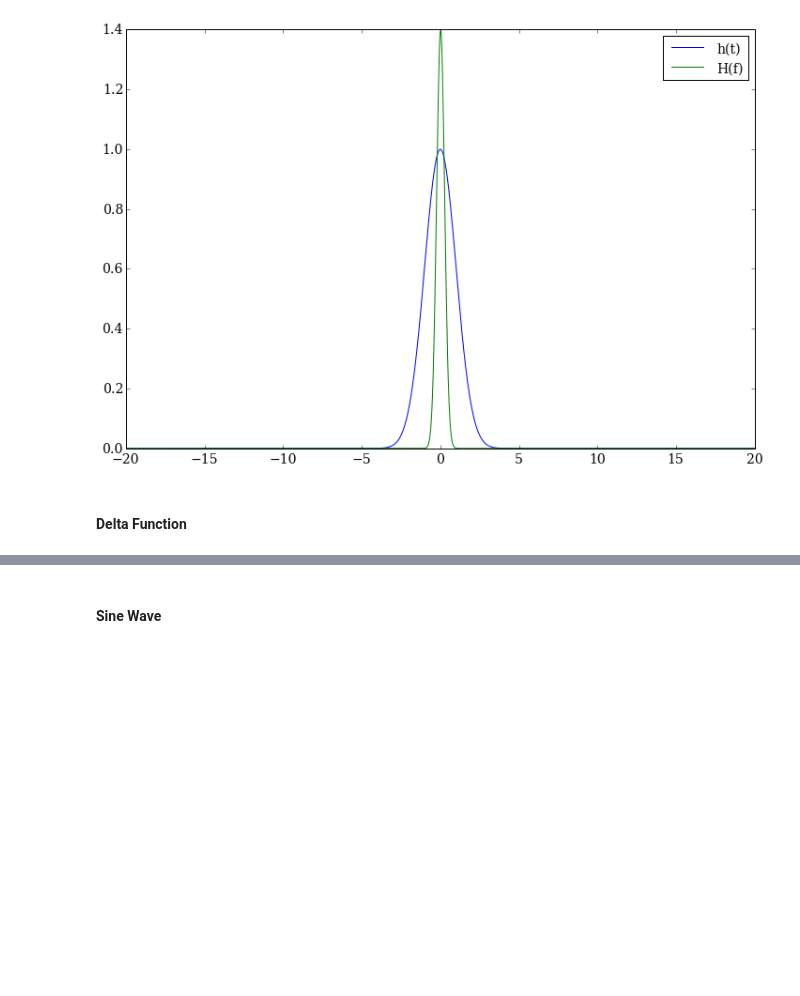
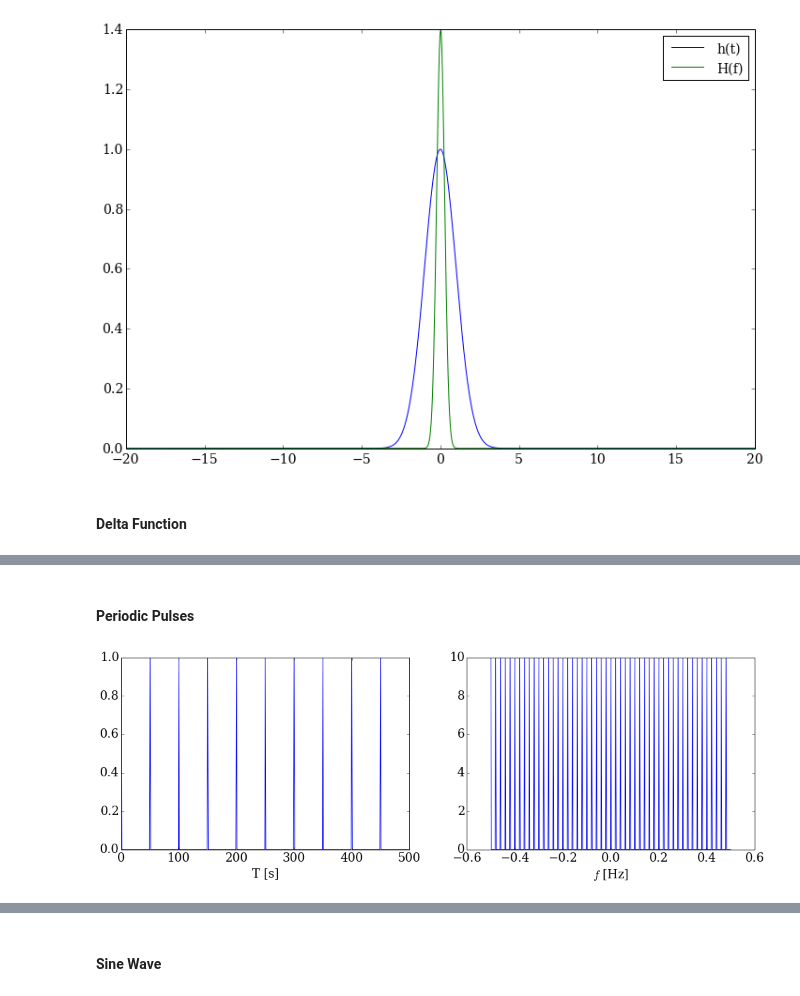
Before and after one commit to YastroML/YastroML, a Jupyter notebook: Session19_141029/Ch10_TimeSeries.ipynb, the cells around one changed output, grey strips where cells are left out. Drawn from its saved outputs; the diff is of its cells as text; code cells hidden in the pictures; blank space fills up the shorter version.

```diff
--- a/Session19_141029/Ch10_TimeSeries.ipynb
+++ b/Session19_141029/Ch10_TimeSeries.ipynb
@@ -317,0 +322,8 @@ fourierPlots(deltaFunc)
+# %% [markdown]
+#### Periodic Pulses
+# %%
+pulsesFunc = np.zeros(500)
+pulsesFunc[0::50] = 1
+fourierPlots(pulsesFunc)
+# %% [output]
+[figure, added]
```
Also changed, not shown: parts of 14 cells of this notebook.
